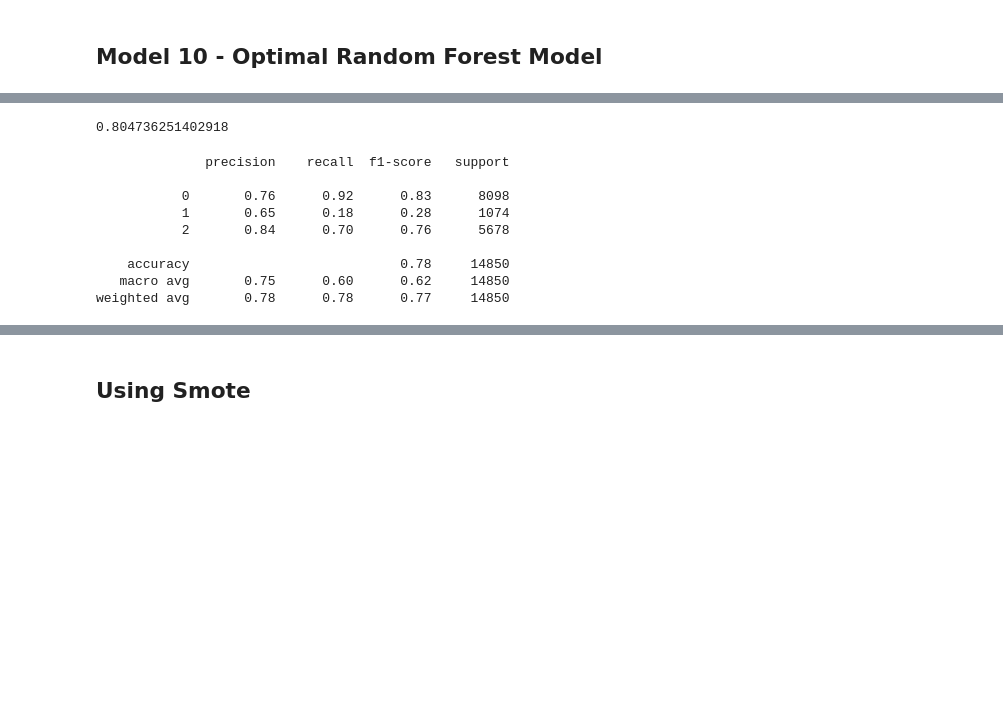
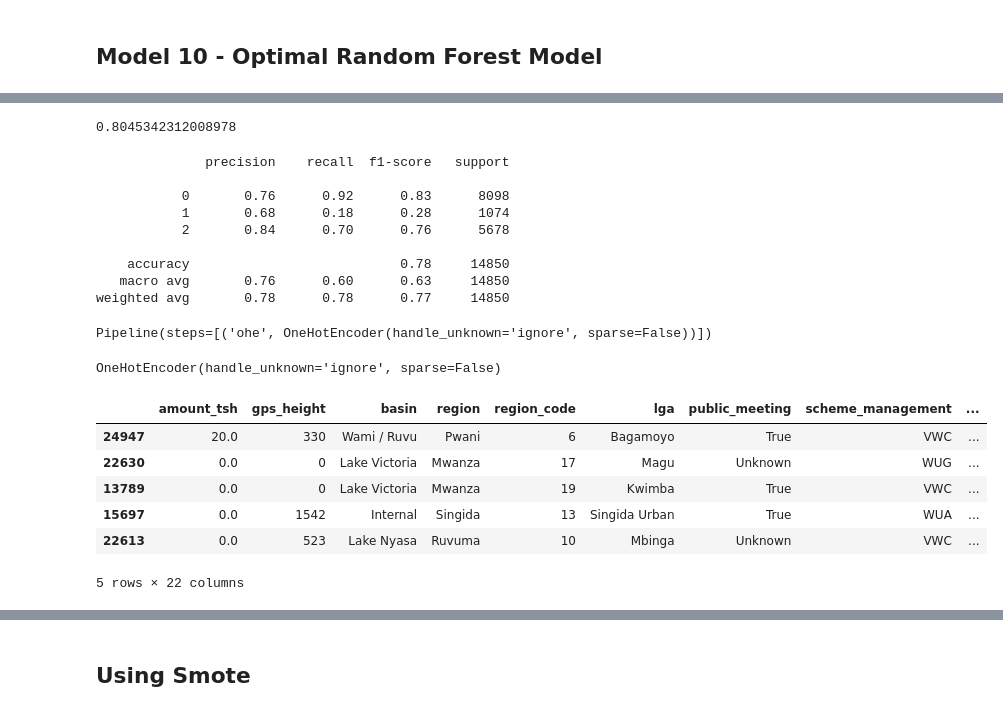
Before and after one commit to mboland23/phase_3_project, a Jupyter notebook: main_nb_modeling.ipynb, the cells around one changed output, grey strips where cells are left out. Drawn from its saved outputs; the diff is of its cells as text; code cells hidden in the pictures; blank space fills up the shorter version.

Commit message:
updating modeling nb

```diff
--- a/main_nb_modeling.ipynb
+++ b/main_nb_modeling.ipynb
@@ -398,3 +414,8 @@ print(classification_report(y_test, knn_y_pred));
     accuracy                           0.78     14850
    macro avg       0.69      0.65      0.66     14850
 weighted avg       0.77      0.78      0.77     14850
+# %%
+knneighbors_model_pipe = Pipeline(steps=[('ct', CT), ('knn', KNeighborsClassifier(
+    metric='manhattan', n_neighbors=27, weights='distance'))])
+# %%
+knneighbors_model_pipe.fit(X_train, y_train)
@@ -552,7 +609,7 @@ Pipeline(steps=[('ct',
 # %%
 optimal_rfc_model_pipe.score(X_train, y_train)
 # %% [output]
-0.804736251402918
+0.8045342312008978
 # %%
 opt_rfc_y_pred = optimal_rfc_model_pipe.predict(X_test)
 print(classification_report(y_test, opt_rfc_y_pred ));
@@ -560,9 +617,17 @@ print(classification_report(y_test, opt_rfc_y_pred ));
               precision    recall  f1-score   support
 
            0       0.76      0.92      0.83      8098
-           1       0.65      0.18      0.28      1074
+           1       0.68      0.18      0.28      1074
            2       0.84      0.70      0.76      5678
 
     accuracy                           0.78     14850
-   macro avg       0.75      0.60      0.62     14850
+   macro avg       0.76      0.60      0.63     14850
 weighted avg       0.78      0.78      0.77     14850
+# %%
+optimal_rfc_model_pipe.named_steps["ct"].named_transformers_["subpipe_cat"]
+# %% [output]
+Pipeline(steps=[('ohe', OneHotEncoder(handle_unknown='ignore', sparse=False))])
+# %%
+optimal_rfc_model_pipe.named_steps["ct"].named_transformers_["subpipe_cat"].named_steps["ohe"]
+# %% [output]
+OneHotEncoder(handle_unknown='ignore', sparse=False)
@@ -568,0 +636,10 @@ weighted avg       0.78      0.78      0.77     14850
+# %%
+X_train.head()
+# %% [output]
+|  | amount_tsh | gps_height | basin | region | region_code | lga | public_meeting | scheme_management | ... |
+| 24947 | 20.0 | 330 | Wami / Ruvu | Pwani | 6 | Bagamoyo | True | VWC | ... |
+| 22630 | 0.0 | 0 | Lake Victoria | Mwanza | 17 | Magu | Unknown | WUG | ... |
+| 13789 | 0.0 | 0 | Lake Victoria | Mwanza | 19 | Kwimba | True | VWC | ... |
+| 15697 | 0.0 | 1542 | Internal | Singida | 13 | Singida Urban | True | WUA | ... |
+| 22613 | 0.0 | 523 | Lake Nyasa | Ruvuma | 10 | Mbinga | Unknown | VWC | ... |
+5 rows × 22 columns
```
Also changed, not shown: parts of 26 cells of this notebook, 1 other file.
